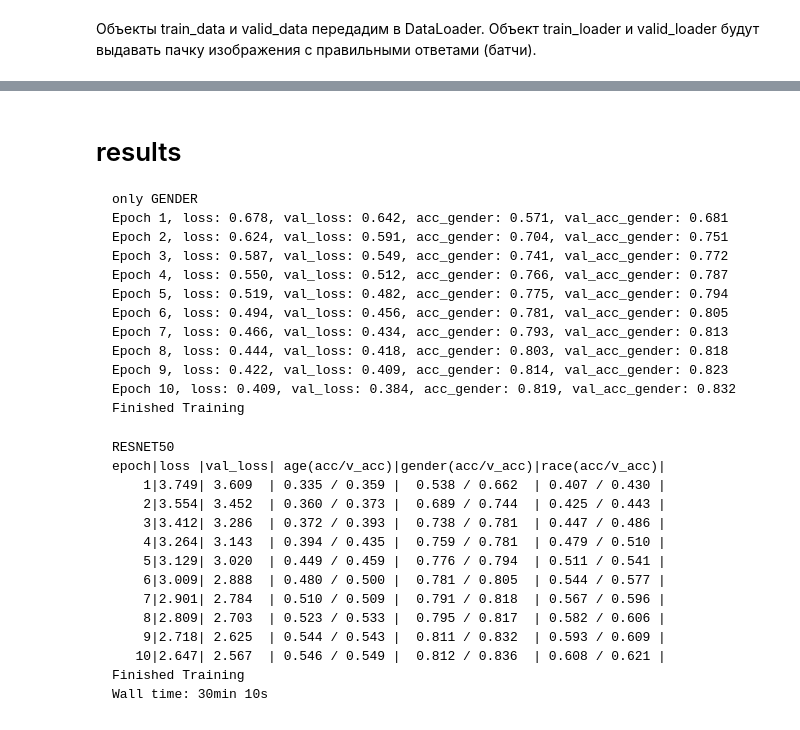
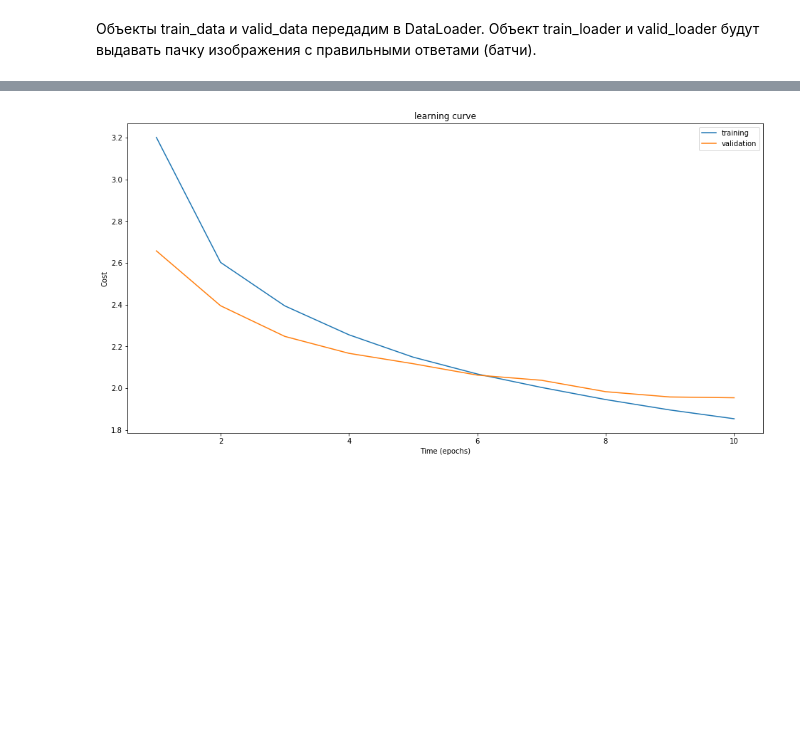
Before and after one commit to julia-komleva/dl, a Jupyter notebook: 2-UTKFace/UTKFace_MTL_resnet_mobilenet.ipynb, the cells around one changed output, grey strips where cells are left out. Drawn from its saved outputs; the diff is of its cells as text; code cells hidden in the pictures; blank space fills up the shorter version.

```diff
--- a/2-UTKFace/UTKFace_MTL_resnet_mobilenet.ipynb
+++ b/2-UTKFace/UTKFace_MTL_resnet_mobilenet.ipynb
@@ -227,12 +243,25 @@ model = MTLnet(net='resnet50').to(device)
 import torch.optim as optim
 
 criterion = nn.CrossEntropyLoss()
-optimizer = optim.SGD(model.parameters(), lr=1e-5, momentum = 0.9)
+optimizer = optim.SGD(model.parameters(), lr=1e-6, momentum = 0.9)
+#optimizer = optim.Adam(model.parameters(), lr=1e-3, betas=(0.9, 0.999), eps=1e-08, weight_decay=0, amsgrad=False)
+#scheduler = optim.lr_scheduler.ExponentialLR(optimizer, gamma=0.9)
+# %%
+epochs = 10
+x = list(range(1, epochs + 1))
+loss_list = []
+val_loss_list = []
+accuracy_age_list = []
+v_accuracy_age_list = []
+accuracy_gender_list = []
+v_accuracy_gender_list = []
+accuracy_race_list = []
+v_accuracy_race_list = []
 # %%
 %%time
 from IPython.display import clear_output
 print("epoch|loss |val_loss| age(acc/v_acc)|gender(acc/v_acc)|race(acc/v_acc)|")
-for epoch in range(10):  # loop over the dataset multiple times
+for epoch in range(epochs):  # loop over the dataset multiple times
 
     for phase in ['train', 'valid']:
 
@@ -265,7 +294,10 @@ for epoch in range(10):  # loop over the dataset multiple times
                 loss = loss_age + loss_gender + loss_race
 
                 loss.backward()
+
                 optimizer.step()
+
+
 
                 # print statistics
                 running_loss += loss.item()
@@ -279,6 +311,8 @@ for epoch in range(10):  # loop over the dataset multiple times
                 age_correct += (age_pred == age).sum().item()
                 gender_correct += (gender_pred == gender).sum().item()
                 race_correct += (race_pred == race).sum().item()
+
+
 
         elif phase == 'valid':
 
@@ -324,6 +358,20 @@ for epoch in range(10):  # loop over the dataset multiple times
            gender_correct / total, v_gender_correct / v_total,
            race_correct / total, v_race_correct / v_total,))
 
+    loss_list.append(running_loss / len(train_loader))
+    val_loss_list.append(validation_loss / len(valid_loader))
+
+    accuracy_age_list.append(age_correct / total)
+    v_accuracy_age_list.append(v_age_correct / v_total)
+
+    accuracy_gender_list.append(gender_correct / total)
+    v_accuracy_gender_list.append(v_gender_correct / v_total)
+
+    accuracy_race_list.append(race_correct / total)
+    v_accuracy_race_list.append(v_race_correct / v_total)
+    #print(scheduler.get_lr())
+    #scheduler.step() # learning rate decay
+
 print('Finished Training')
 # %% [output]
 epoch|loss |val_loss| age(acc/v_acc)|gender(acc/v_acc)|race(acc/v_acc)|
@@ -342,33 +390,10 @@ Wall time: 30min 10s
-# %% [markdown]
-# results
-~~~
-only GENDER
-Epoch 1, loss: 0.678, val_loss: 0.642, acc_gender: 0.571, val_acc_gender: 0.681
-Epoch 2, loss: 0.624, val_loss: 0.591, acc_gender: 0.704, val_acc_gender: 0.751
-Epoch 3, loss: 0.587, val_loss: 0.549, acc_gender: 0.741, val_acc_gender: 0.772
-Epoch 4, loss: 0.550, val_loss: 0.512, acc_gender: 0.766, val_acc_gender: 0.787
-Epoch 5, loss: 0.519, val_loss: 0.482, acc_gender: 0.775, val_acc_gender: 0.794
-Epoch 6, loss: 0.494, val_loss: 0.456, acc_gender: 0.781, val_acc_gender: 0.805
-Epoch 7, loss: 0.466, val_loss: 0.434, acc_gender: 0.793, val_acc_gender: 0.813
-Epoch 8, loss: 0.444, val_loss: 0.418, acc_gender: 0.803, val_acc_gender: 0.818
-Epoch 9, loss: 0.422, val_loss: 0.409, acc_gender: 0.814, val_acc_gender: 0.823
-Epoch 10, loss: 0.409, val_loss: 0.384, acc_gender: 0.819, val_acc_gender: 0.832
-Finished Training
-~~~
-
-~~~
-RESNET50
-epoch|loss |val_loss| age(acc/v_acc)|gender(acc/v_acc)|race(acc/v_acc)|
-    1|3.749| 3.609  | 0.335 / 0.359 |  0.538 / 0.662  | 0.407 / 0.430 |
-    2|3.554| 3.452  | 0.360 / 0.373 |  0.689 / 0.744  | 0.425 / 0.443 |
-    3|3.412| 3.286  | 0.372 / 0.393 |  0.738 / 0.781  | 0.447 / 0.486 |
-    4|3.264| 3.143  | 0.394 / 0.435 |  0.759 / 0.781  | 0.479 / 0.510 |
-    5|3.129| 3.020  | 0.449 / 0.459 |  0.776 / 0.794  | 0.511 / 0.541 |
-    6|3.009| 2.888  | 0.480 / 0.500 |  0.781 / 0.805  | 0.544 / 0.577 |
-    7|2.901| 2.784  | 0.510 / 0.509 |  0.791 / 0.818  | 0.567 / 0.596 |
-    8|2.809| 2.703  | 0.523 / 0.533 |  0.795 / 0.817  | 0.582 / 0.606 |
-    9|2.718| 2.625  | 0.544 / 0.543 |  0.811 / 0.832  | 0.593 / 0.609 |
-   10|2.647| 2.567  | 0.546 / 0.549 |  0.812 / 0.836  | 0.608 / 0.621 |
-Finished Training
-Wall time: 30min 10s
-~~~
+# %%
+plt.figure(figsize=(16,8))
+plt.title("learning curve")
+plt.plot(x, loss_list, label= 'training')
+plt.plot(x, val_loss_list, label= 'validation')
+plt.xlabel("Time (epochs)")
+plt.ylabel("Cost")
+plt.legend();
+# %% [output]
+[figure, added]
```
Also changed, not shown: parts of 31 cells of this notebook, 8 other files.
